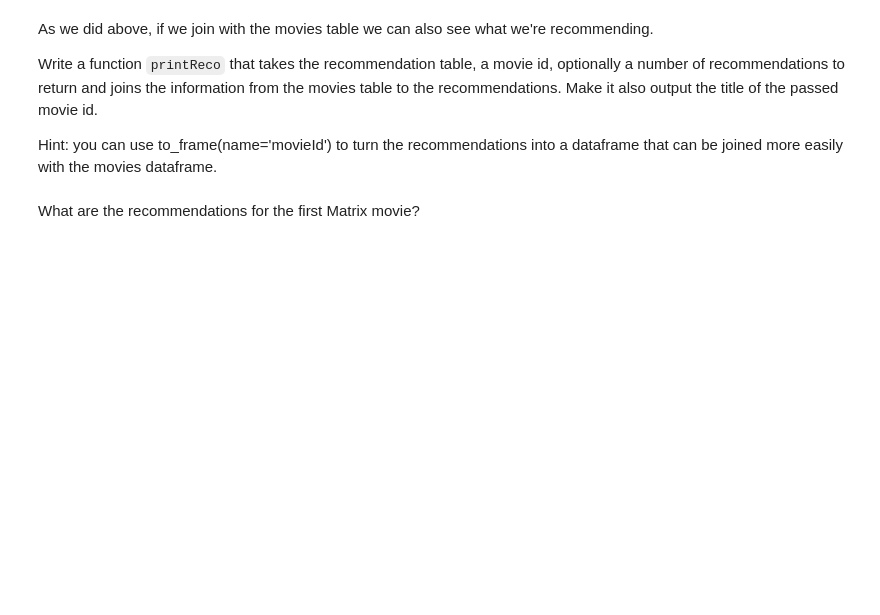
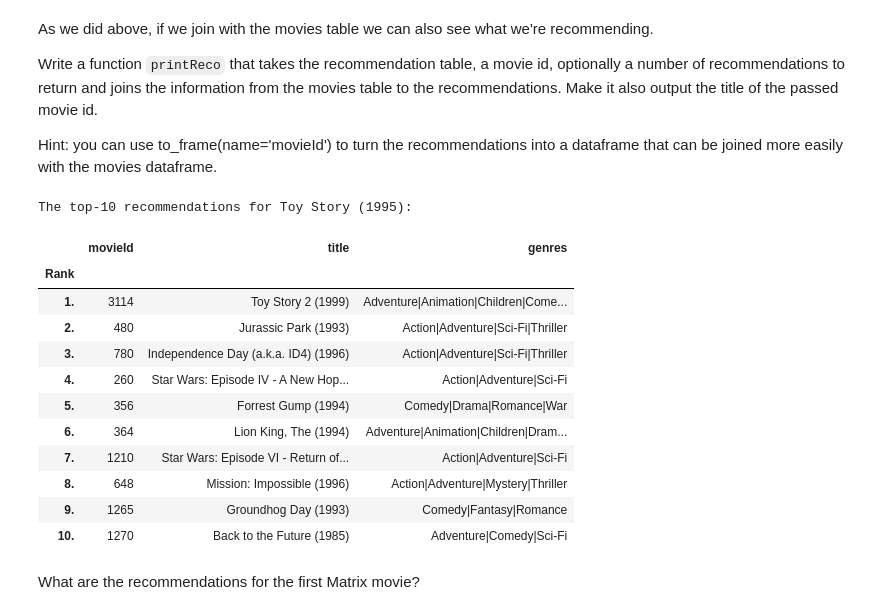
Before and after one commit to DOMEscho/saki-recommender-system, a Jupyter notebook: SAKI_reco_exercise.ipynb, the cells around one changed output. Cells and saved outputs as stored; diff of their text form; code cells hidden in the pictures; blank space fills up the shorter version.

```diff
--- a/SAKI_reco_exercise.ipynb
+++ b/SAKI_reco_exercise.ipynb
@@ -322,7 +376,7 @@ recos
 # %% [markdown]
 Finally, we define the function getReco that takes the recommendation dataframe, a movie id, and optinally a number of items to recommend and returns a
 # %%
-def getReco(recos, mi, n=10):
-    # TODO
+def getReco(recos, movie_id, n=10):
+  return recos.loc[movie_id, recos.columns[:n]]
 
 getReco(recos, 1)
@@ -332,10 +398,30 @@ As we did above, if we join with the movies table we can also see what we're rec
 Write a function `printReco` that takes the recommendation table, a movie id, optionally a number of recommendations to return and joins the information from the movies table to the recommendations. Make it also output the title of the passed movie id.
 
 Hint: you can use to_frame(name='movieId') to turn the recommendations into a dataframe that can be joined more easily with the movies dataframe.
-# %%
-def printReco(recos, mi, n=10):
-    # TODO
-
-printReco(recos, 1)
+# %%
+def printReco(recos, movie_id, n=10):
+    tmp = getReco(recos, movie_id, n).to_frame(name='movieId')
+    title = movies.loc[movie_id, 'title']
+    printable_reco = tmp.join(movies, on='movieId')
+    printable_reco.index.name = 'Rank'
+
+    print(f'The top-{n} recommendations for {title}:')
+    display(printable_reco)
+
+printReco(recos, 1)
+# %% [output]
+The top-10 recommendations for Toy Story (1995):
+|  | movieId | title | genres |
+| Rank |  |  |  |
+| 1. | 3114 | Toy Story 2 (1999) | Adventure|Animation|Children|Come... |
+| 2. | 480 | Jurassic Park (1993) | Action|Adventure|Sci-Fi|Thriller |
+| 3. | 780 | Independence Day (a.k.a. ID4) (1996) | Action|Adventure|Sci-Fi|Thriller |
+| 4. | 260 | Star Wars: Episode IV - A New Hop... | Action|Adventure|Sci-Fi |
+| 5. | 356 | Forrest Gump (1994) | Comedy|Drama|Romance|War |
+| 6. | 364 | Lion King, The (1994) | Adventure|Animation|Children|Dram... |
+| 7. | 1210 | Star Wars: Episode VI - Return of... | Action|Adventure|Sci-Fi |
+| 8. | 648 | Mission: Impossible (1996) | Action|Adventure|Mystery|Thriller |
+| 9. | 1265 | Groundhog Day (1993) | Comedy|Fantasy|Romance |
+| 10. | 1270 | Back to the Future (1985) | Adventure|Comedy|Sci-Fi |
 # %% [markdown]
 What are the recommendations for the first Matrix movie?
```
Also changed, not shown: parts of 14 cells of this notebook.
